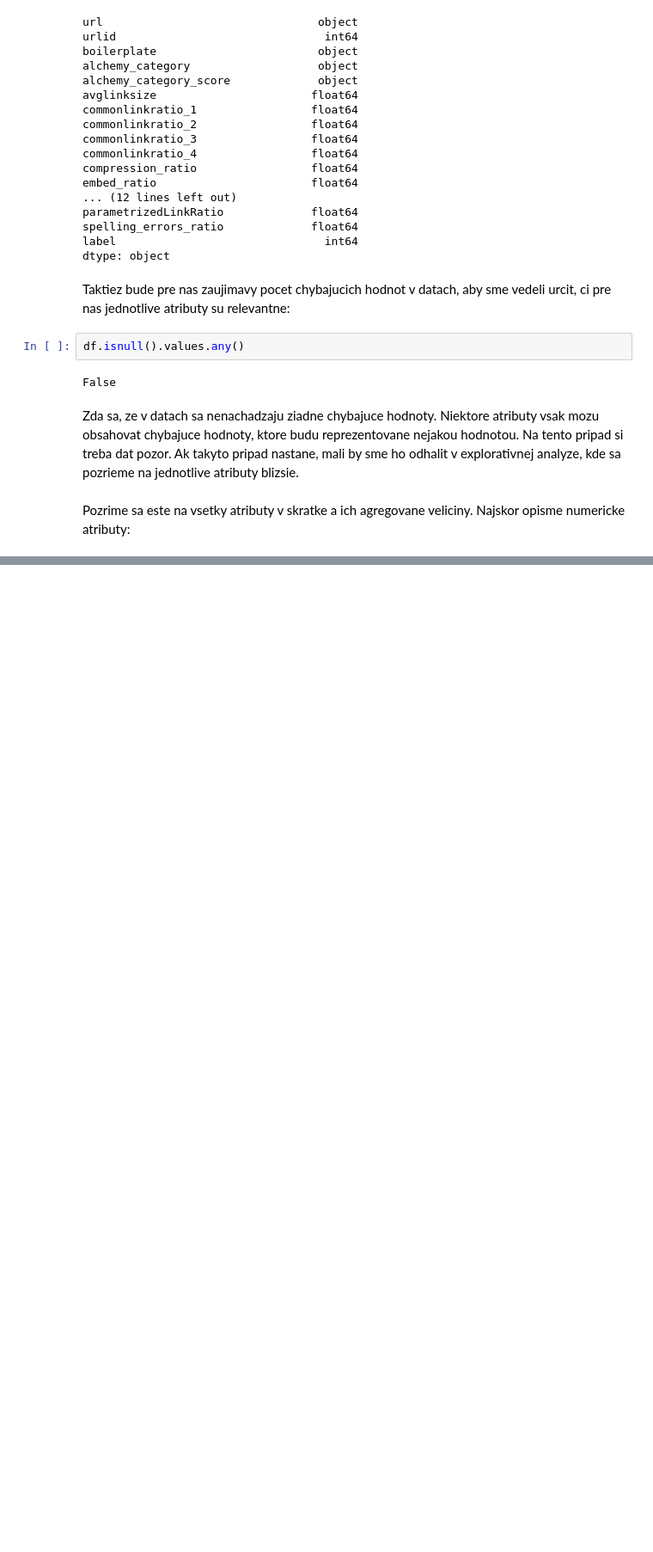
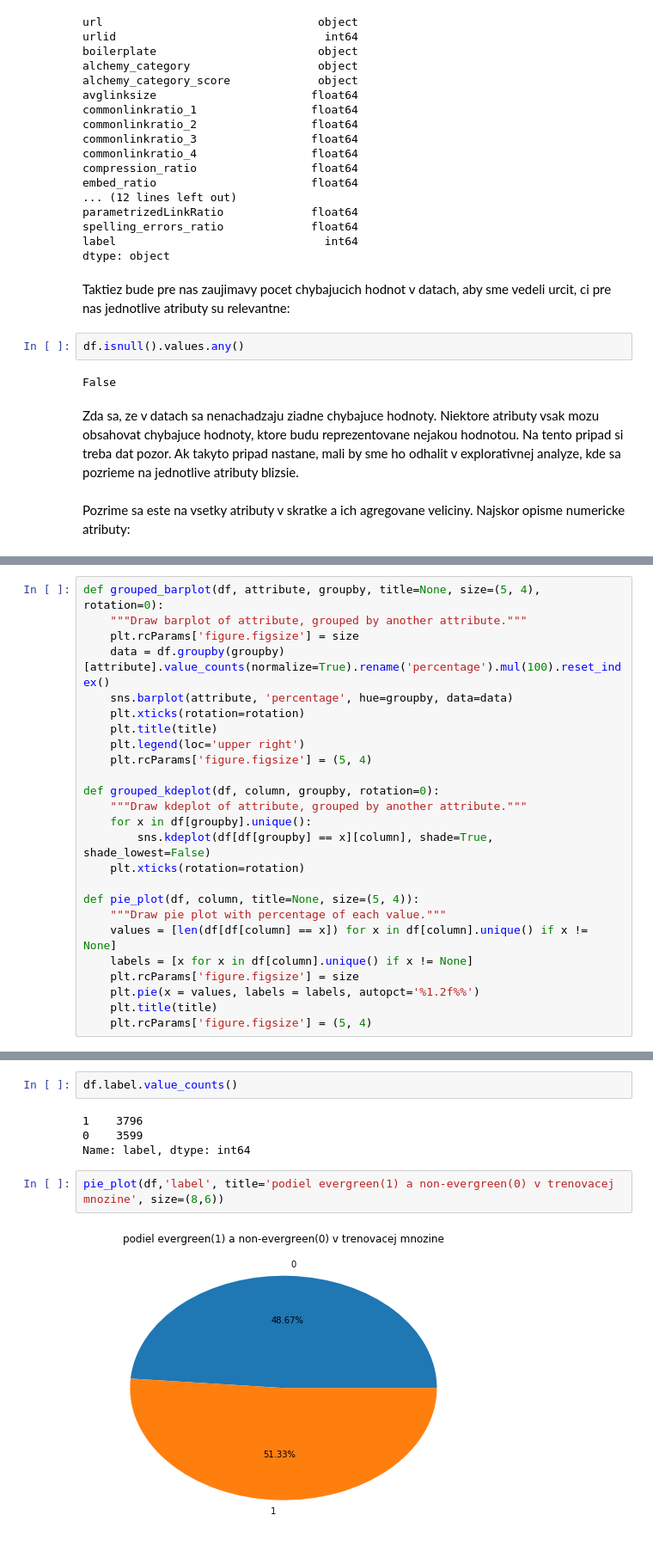
Before and after one commit to pmacinec/vos2-co-training, a Jupyter notebook: deskriptivna_explorativna_analyza.ipynb, the cells around one changed output, grey strips where cells are left out. Shown at 86% size. Cells and saved outputs as stored; diff of their text form; blank space fills up the shorter version.

```diff
--- a/deskriptivna_explorativna_analyza.ipynb
+++ b/deskriptivna_explorativna_analyza.ipynb
@@ -113,0 +124,25 @@ V explorativnej analyze sa pozrieme na jednotlive atributy trocha hlbsie. Pokusi
+# %%
+def grouped_barplot(df, attribute, groupby, title=None, size=(5, 4), rotation=0):
+    """Draw barplot of attribute, grouped by another attribute."""
+    plt.rcParams['figure.figsize'] = size
+    data = df.groupby(groupby)[attribute].value_counts(normalize=True).rename('percentage').mul(100).reset_index()
+    sns.barplot(attribute, 'percentage', hue=groupby, data=data)
+    plt.xticks(rotation=rotation)
+    plt.title(title)
+    plt.legend(loc='upper right')
+    plt.rcParams['figure.figsize'] = (5, 4)
+
+def grouped_kdeplot(df, column, groupby, rotation=0):
+    """Draw kdeplot of attribute, grouped by another attribute."""
+    for x in df[groupby].unique():
+        sns.kdeplot(df[df[groupby] == x][column], shade=True, shade_lowest=False)
+    plt.xticks(rotation=rotation)
+
+def pie_plot(df, column, title=None, size=(5, 4)):
+    """Draw pie plot with percentage of each value."""
+    values = [len(df[df[column] == x]) for x in df[column].unique() if x != None]
+    labels = [x for x in df[column].unique() if x != None]
+    plt.rcParams['figure.figsize'] = size
+    plt.pie(x = values, labels = labels, autopct='%1.2f%%')
+    plt.title(title)
+    plt.rcParams['figure.figsize'] = (5, 4)
@@ -113,0 +153,10 @@ V explorativnej analyze sa pozrieme na jednotlive atributy trocha hlbsie. Pokusi
+# %%
+df.label.value_counts()
+# %% [output]
+1    3796
+0    3599
+Name: label, dtype: int64
+# %%
+pie_plot(df,'label', title='podiel evergreen(1) a non-evergreen(0) v trenovacej mnozine', size=(8,6))
+# %% [output]
+[figure, added]
```
Also changed, not shown: parts of 240 cells of this notebook.
